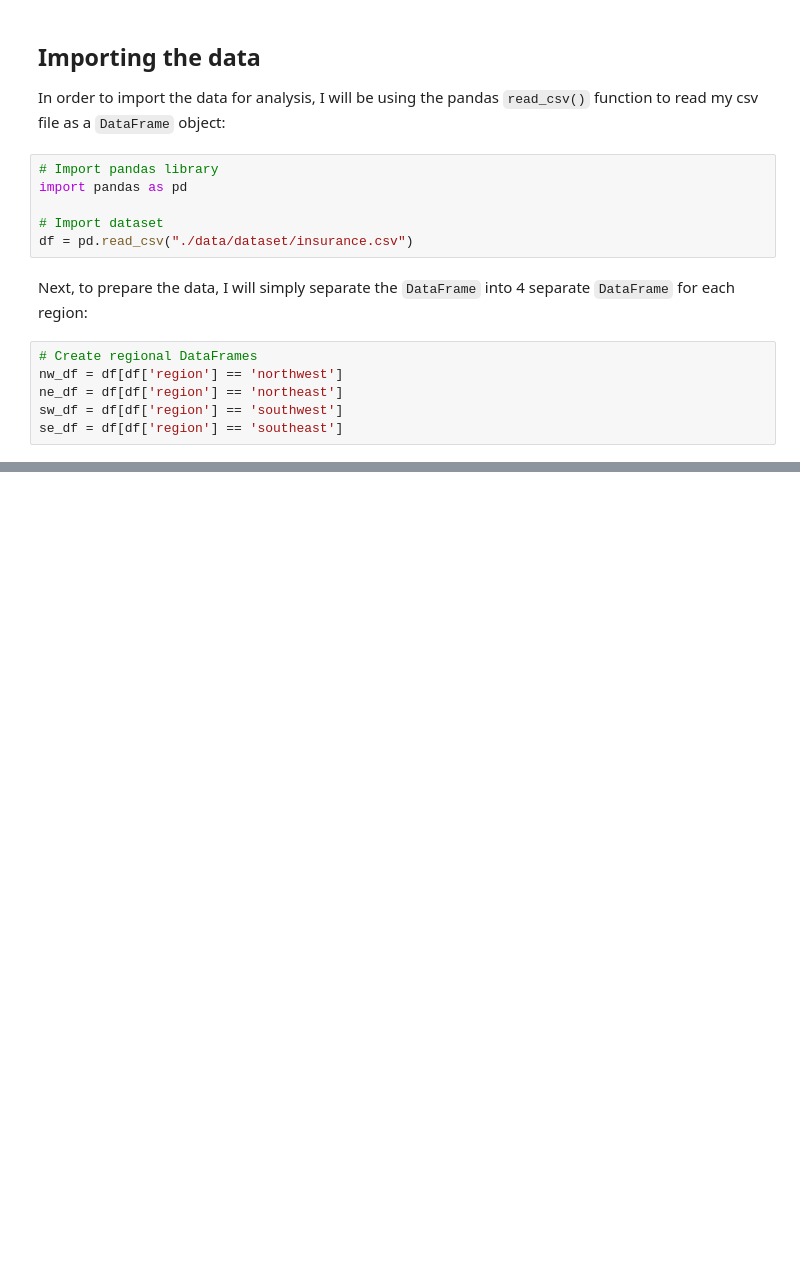
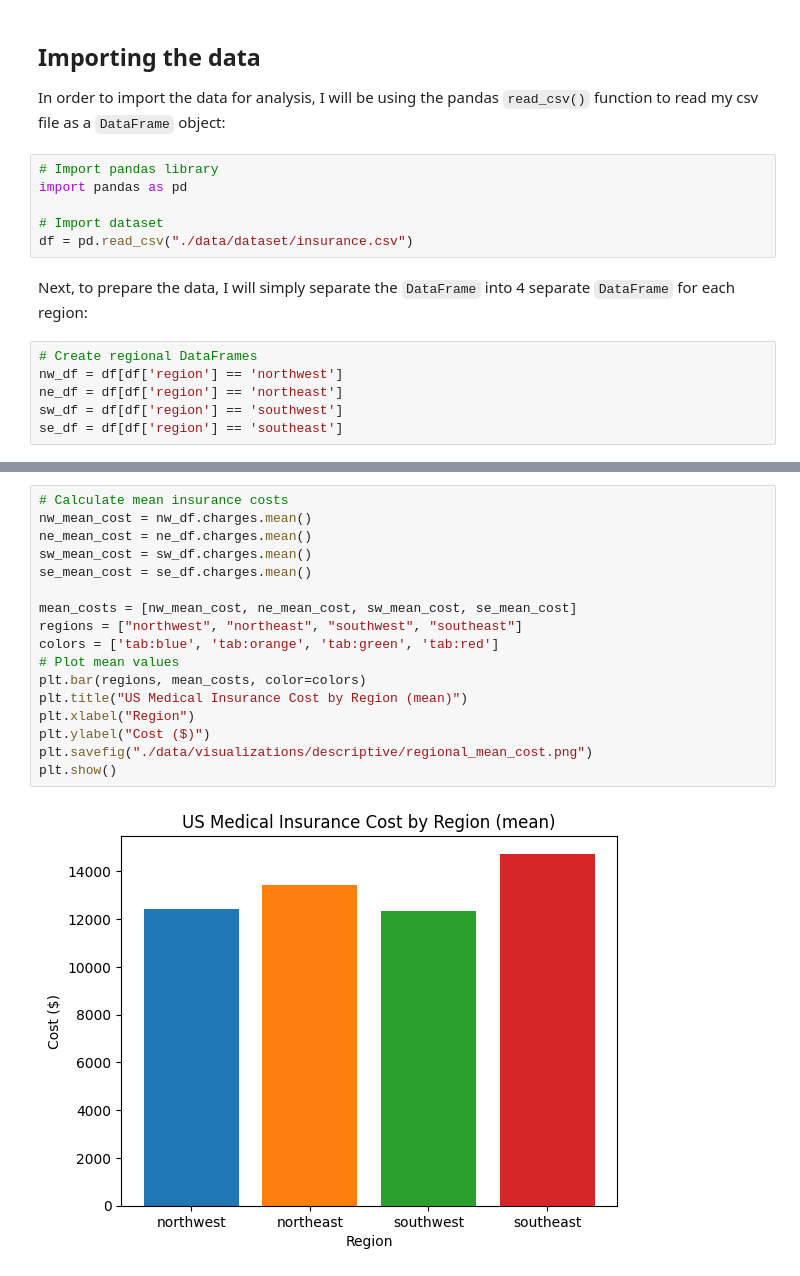
Before and after one commit to charliemarshall1996/regional-us-personal-medical-insurance-analysis, a Jupyter notebook: analysis.ipynb, the cells around one changed output, grey strips where cells are left out. Saved outputs shown, nothing was run; the diff lists cells and outputs as text; blank space fills up the shorter version.

Commit message:
Added descriptive statistics to notebook and saved visualizations.

```diff
--- a/analysis.ipynb
+++ b/analysis.ipynb
@@ -28,0 +48,19 @@ se_df = df[df['region'] == 'southeast']
+# %%
+# Calculate mean insurance costs
+nw_mean_cost = nw_df.charges.mean()
+ne_mean_cost = ne_df.charges.mean()
+sw_mean_cost = sw_df.charges.mean()
+se_mean_cost = se_df.charges.mean()
+
+mean_costs = [nw_mean_cost, ne_mean_cost, sw_mean_cost, se_mean_cost]
+regions = ["northwest", "northeast", "southwest", "southeast"]
+colors = ['tab:blue', 'tab:orange', 'tab:green', 'tab:red']
+# Plot mean values
+plt.bar(regions, mean_costs, color=colors)
+plt.title("US Medical Insurance Cost by Region (mean)")
+plt.xlabel("Region")
+plt.ylabel("Cost ($)")
+plt.savefig("./data/visualizations/descriptive/regional_mean_cost.png")
+plt.show()
+# %% [output]
+[figure, added]
```
Also changed, not shown: parts of 19 cells of this notebook, 6 other files.
